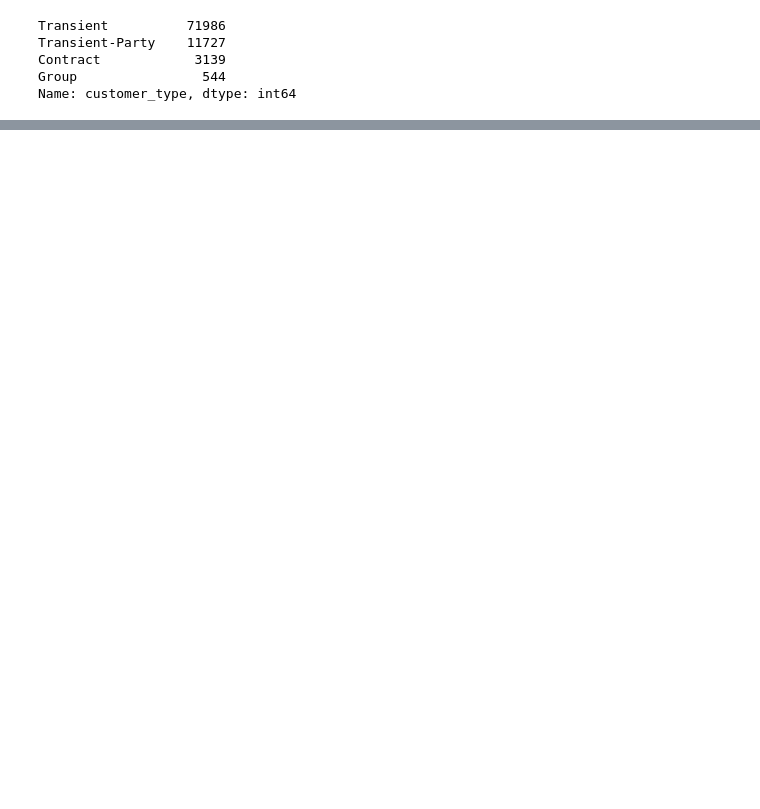
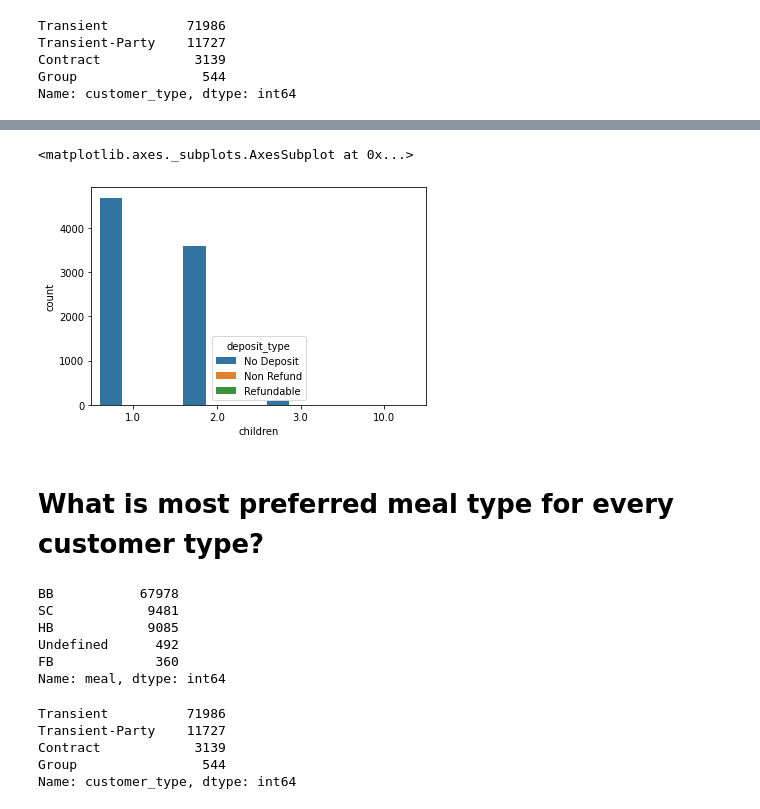
Before and after one commit to wankhede10swapnil/Hotel_Bookings_Analysis, a Jupyter notebook: Swapnil_Copy_of_Hotel_Booking_Analysis_Capstone_Project.ipynb, the cells around one changed output, grey strips where cells are left out. Drawn from its saved outputs; the diff is of its cells as text; code cells hidden in the pictures; blank space fills up the shorter version.

```diff
--- a/Swapnil_Copy_of_Hotel_Booking_Analysis_Capstone_Project.ipynb
+++ b/Swapnil_Copy_of_Hotel_Booking_Analysis_Capstone_Project.ipynb
@@ -498,0 +519,3 @@ Name: customer_type, dtype: int64
+# %%
+df_having_children = hotel_data[hotel_data['children'] != 0]
+df_having_children
@@ -498,0 +562,25 @@ Name: customer_type, dtype: int64
+# %%
+# grouped by plot
+sns.countplot(x='children',data=df_having_children, hue= 'deposit_type')
+# %% [output]
+<matplotlib.axes._subplots.AxesSubplot at 0x...>
+[figure, added]
+# %% [markdown]
+# What is most preferred meal type for every customer type?
+# %%
+hotel_data['meal'].value_counts()
+# %% [output]
+BB           67978
+SC            9481
+HB            9085
+Undefined      492
+FB             360
+Name: meal, dtype: int64
+# %%
+hotel_data['customer_type'].value_counts()
+# %% [output]
+Transient          71986
+Transient-Party    11727
+Contract            3139
+Group                544
+Name: customer_type, dtype: int64
```
Also changed, not shown: parts of 24 cells of this notebook.
